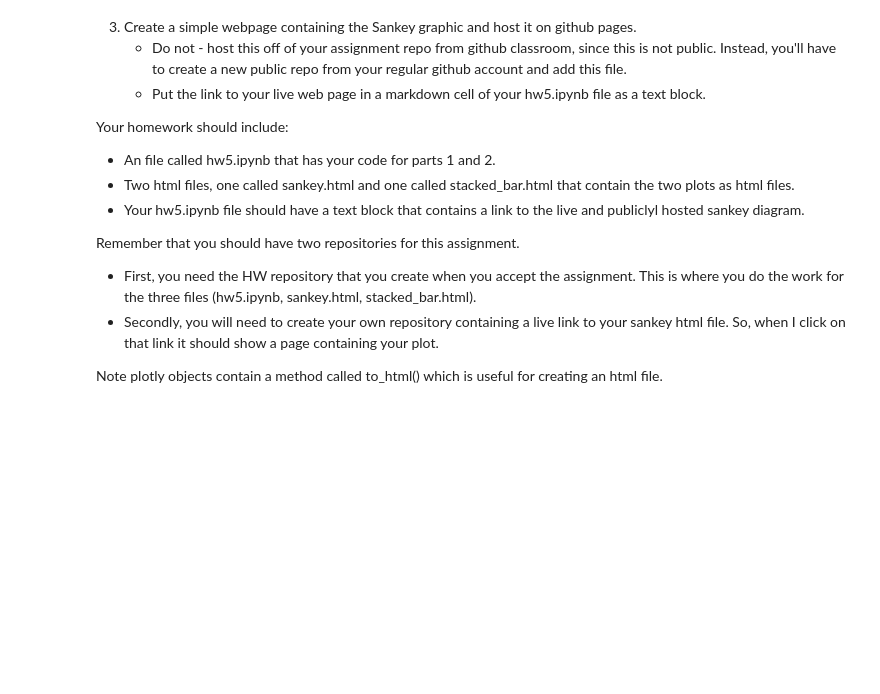
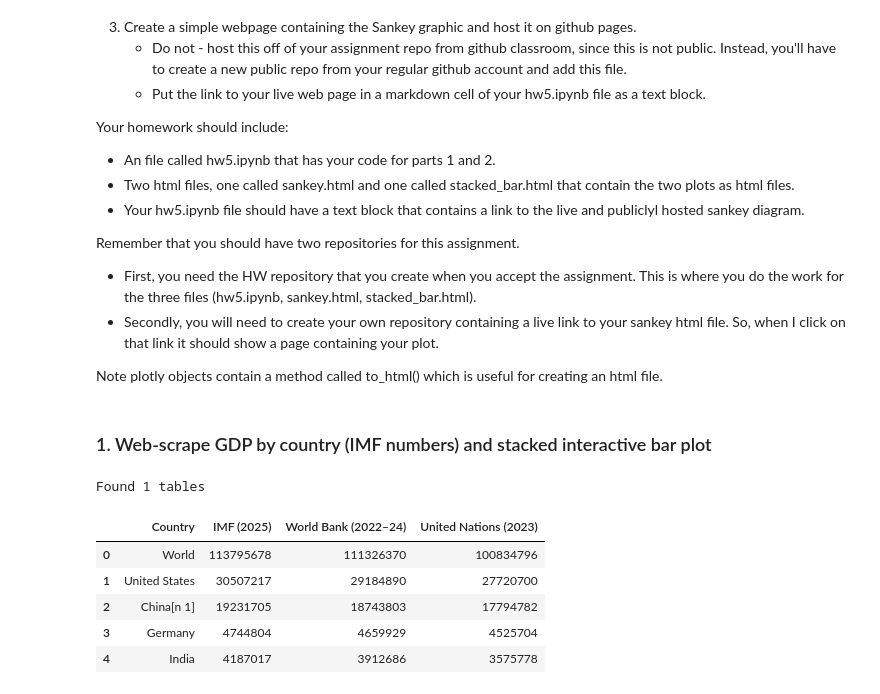
Before and after one commit to Kavisha-29-R/homework-5-Kavisha-29-R, a Jupyter notebook: hw5.ipynb, the cells around one changed output. Saved outputs shown, nothing was run; the diff lists cells and outputs as text; code cells hidden in the pictures; blank space fills up the shorter version.

```diff
--- a/hw5.ipynb
+++ b/hw5.ipynb
@@ -29,0 +46,46 @@ Note plotly objects contain a method called to_html() which is useful for creati
+# %% [markdown]
+### 1. Web-scrape GDP by country (IMF numbers) and stacked interactive bar plot
+# %%
+# Download the Wikipedia page with a browser-like User-Agent header
+wiki_url = "https://en.wikipedia.org/wiki/List_of_countries_by_GDP_(nominal)"
+
+headers = {
+    "User-Agent": "Mozilla/5.0 (Windows NT 10.0; Win64; x64) "
+                  "AppleWebKit/537.36 (KHTML, like Gecko) "
+                  "Chrome/120.0.0.0 Safari/537.36"
+}
+
+resp = requests.get(wiki_url, headers=headers)
+resp.raise_for_status()  # stop if page couldn't be fetched
+
+# BeautifulSoup parse
+soup = BeautifulSoup(resp.text, "html.parser")
+
+# Extract all wikitables
+tables = soup.find_all("table", {"class": "wikitable"})
+len(tables)
+# Use pandas.read_html directly with the headers (need to pass resp.text)
+#tables = pd.read_html(resp.text)
+print(f"Found {len(tables)} tables")
+# %% [output]
+Found 1 tables
+# %%
+# Convert the first big table to pandas DataFrame
+imf_df = pd.read_html(str(tables[0]))[0]
+
+# Clean column names (remove footnotes)
+imf_df.columns = [c.split("[")[0].strip() for c in imf_df.columns]
+
+# Rename the country column for clarity
+if "Country/Territory" in imf_df.columns:
+    imf_df.rename(columns={"Country/Territory": "Country"}, inplace=True)
+
+# Show first few rows
+imf_df.head()
+# %% [output]
+|  | Country | IMF (2025) | World Bank (2022–24) | United Nations (2023) |
+| 0 | World | 113795678 | 111326370 | 100834796 |
+| 1 | United States | 30507217 | 29184890 | 27720700 |
+| 2 | China[n 1] | 19231705 | 18743803 | 17794782 |
+| 3 | Germany | 4744804 | 4659929 | 4525704 |
+| 4 | India | 4187017 | 3912686 | 3575778 |
```
Also changed, not shown: parts of 6 cells of this notebook, 1 other file.
